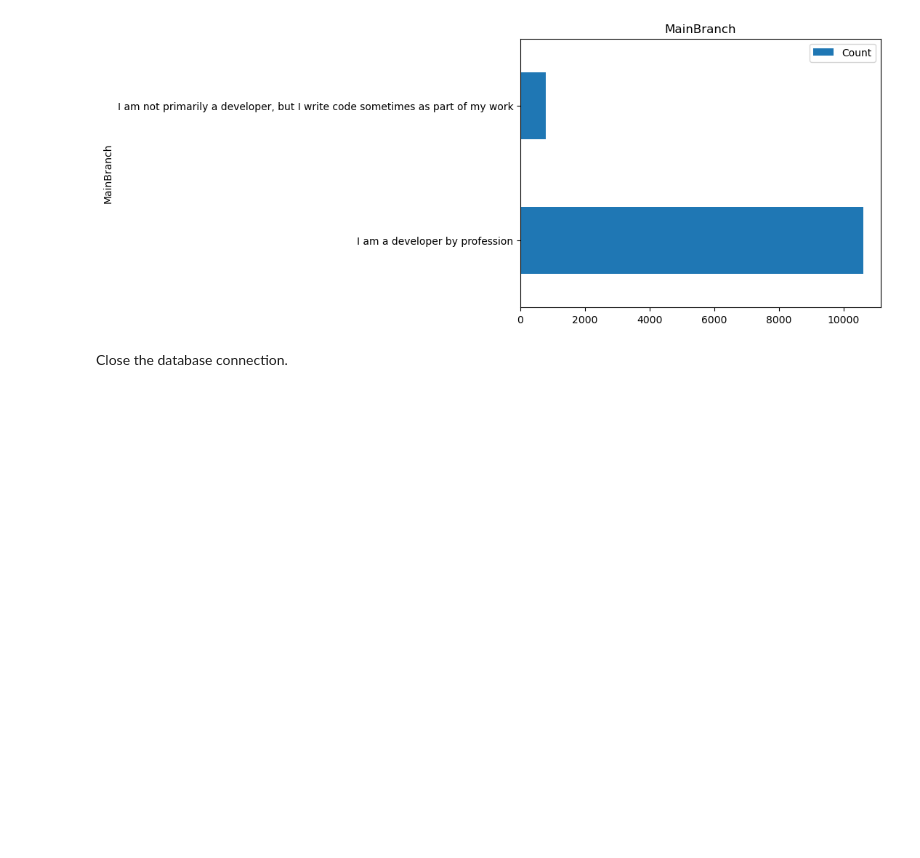
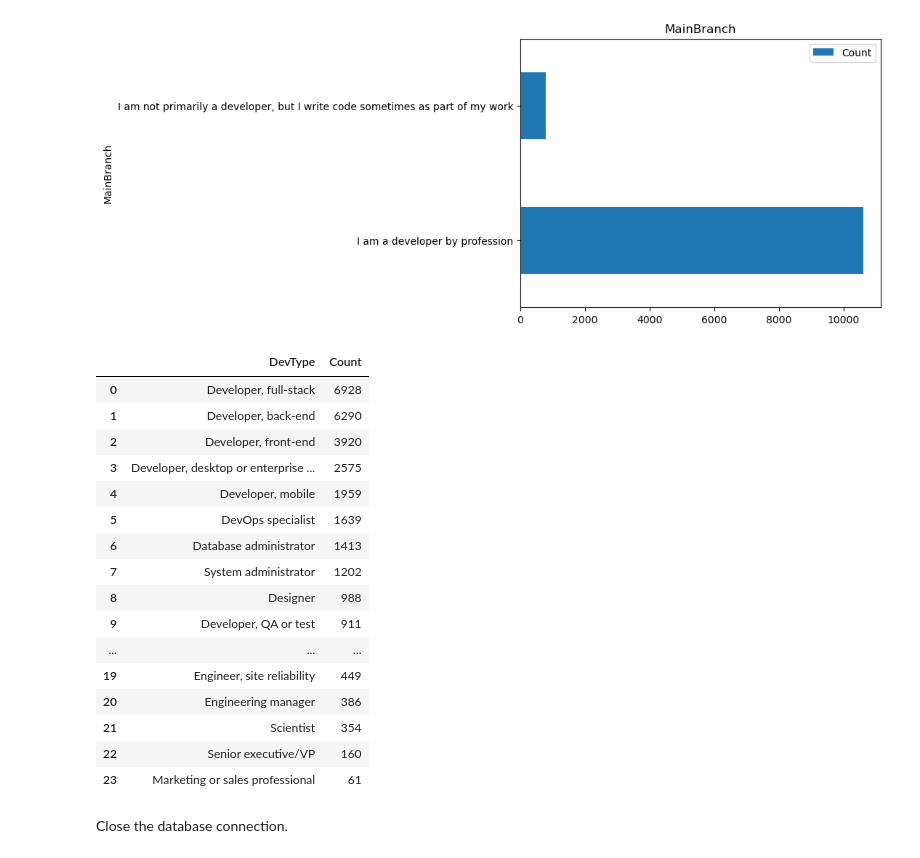
Before and after one commit to ElinevdBoogaard/Elines-Capstone-Project-Data-Analysis-2-3, a Jupyter notebook: M4DataVisualization-lab.ipynb, the cells around one changed output. Saved outputs shown, nothing was run; the diff lists cells and outputs as text; code cells hidden in the pictures; blank space fills up the shorter version.

```diff
--- a/M4DataVisualization-lab.ipynb
+++ b/M4DataVisualization-lab.ipynb
@@ -354,6 +363,33 @@ plt.title('MainBranch')
 plt.show()
 # %% [output]
 [figure]
+# %%
+query="""
+SELECT Devtype, Count(*) as Count
+FROM Devtype
+GROUP BY Devtype
+ORDER BY Count DESC
+"""
+df_DT=pd.read_sql_query(query, conn)
+df_DT
+# %% [output]
+|  | DevType | Count |
+| 0 | Developer, full-stack | 6928 |
+| 1 | Developer, back-end | 6290 |
+| 2 | Developer, front-end | 3920 |
+| 3 | Developer, desktop or enterprise ... | 2575 |
+| 4 | Developer, mobile | 1959 |
+| 5 | DevOps specialist | 1639 |
+| 6 | Database administrator | 1413 |
+| 7 | System administrator | 1202 |
+| 8 | Designer | 988 |
+| 9 | Developer, QA or test | 911 |
+| ... | ... | ... |
+| 19 | Engineer, site reliability | 449 |
+| 20 | Engineering manager | 386 |
+| 21 | Scientist | 354 |
+| 22 | Senior executive/VP | 160 |
+| 23 | Marketing or sales professional | 61 |
 # %% [markdown]
 Close the database connection.
 # %%
```
Also changed, not shown: parts of 2 cells of this notebook.
